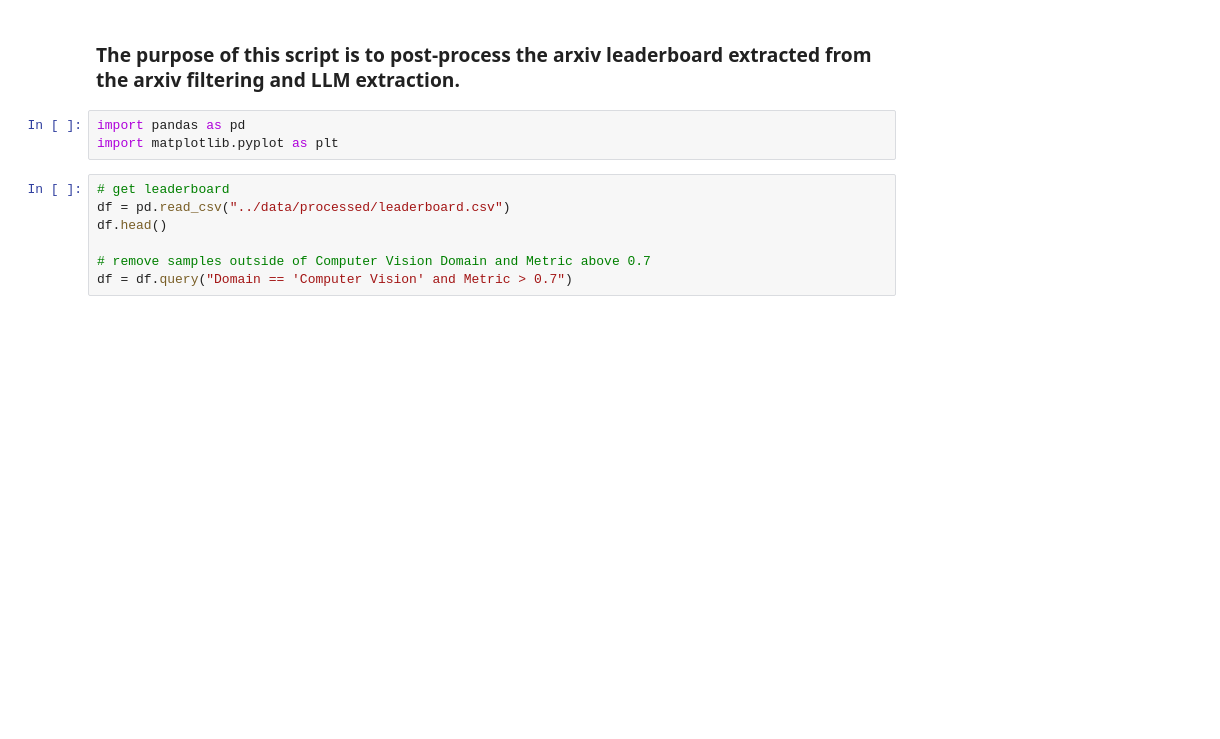
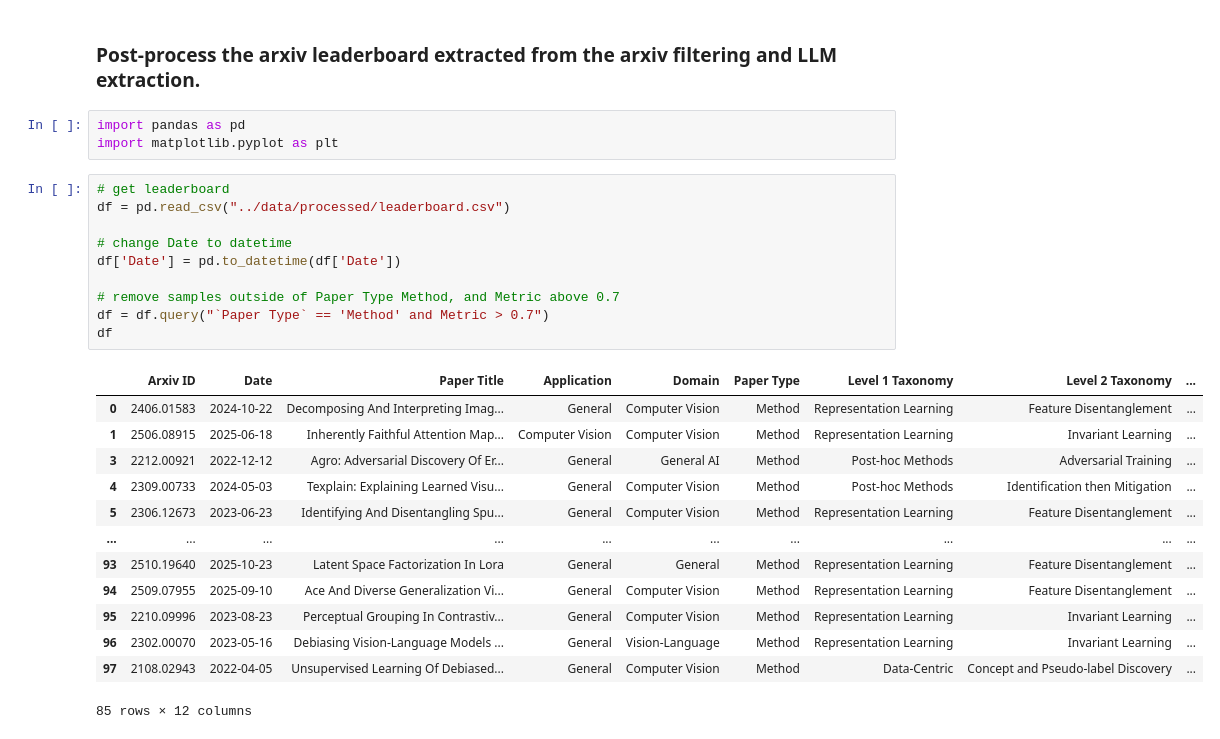
Before and after one commit to enghock1/arxiv-sota-agent, a Jupyter notebook: scripts/postprocess-spurious.ipynb, the cells around one changed output. Saved outputs shown, nothing was run; the diff lists cells and outputs as text; blank space fills up the shorter version.

```diff
--- a/scripts/postprocess-spurious.ipynb
+++ b/scripts/postprocess-spurious.ipynb
@@ -1,12 +1,29 @@
 # %% [markdown]
-### The purpose of this script is to post-process the arxiv leaderboard extracted from the arxiv filtering and LLM extraction.
+### Post-process the arxiv leaderboard extracted from the arxiv filtering and LLM extraction.
 # %%
 import pandas as pd
 import matplotlib.pyplot as plt
 # %%
 # get leaderboard
 df = pd.read_csv("../data/processed/leaderboard.csv")
-df.head()
 
-# remove samples outside of Computer Vision Domain and Metric above 0.7
-df = df.query("Domain == 'Computer Vision' and Metric > 0.7")
+# change Date to datetime
+df['Date'] = pd.to_datetime(df['Date'])
+
+# remove samples outside of Paper Type Method, and Metric above 0.7
+df = df.query("`Paper Type` == 'Method' and Metric > 0.7")
+df
+# %% [output]
+|  | Arxiv ID | Date | Paper Title | Application | Domain | Paper Type | Level 1 Taxonomy | Level 2 Taxonomy | ... |
+| 0 | 2406.01583 | 2024-10-22 | Decomposing And Interpreting Imag... | General | Computer Vision | Method | Representation Learning | Feature Disentanglement | ... |
+| 1 | 2506.08915 | 2025-06-18 | Inherently Faithful Attention Map... | Computer Vision | Computer Vision | Method | Representation Learning | Invariant Learning | ... |
+| 3 | 2212.00921 | 2022-12-12 | Agro: Adversarial Discovery Of Er... | General | General AI | Method | Post-hoc Methods | Adversarial Training | ... |
+| 4 | 2309.00733 | 2024-05-03 | Texplain: Explaining Learned Visu... | General | Computer Vision | Method | Post-hoc Methods | Identification then Mitigation | ... |
+| 5 | 2306.12673 | 2023-06-23 | Identifying And Disentangling Spu... | General | Computer Vision | Method | Representation Learning | Feature Disentanglement | ... |
+| ... | ... | ... | ... | ... | ... | ... | ... | ... | ... |
+| 93 | 2510.19640 | 2025-10-23 | Latent Space Factorization In Lora | General | General | Method | Representation Learning | Feature Disentanglement | ... |
+| 94 | 2509.07955 | 2025-09-10 | Ace And Diverse Generalization Vi... | General | Computer Vision | Method | Representation Learning | Feature Disentanglement | ... |
+| 95 | 2210.09996 | 2023-08-23 | Perceptual Grouping In Contrastiv... | General | Computer Vision | Method | Representation Learning | Invariant Learning | ... |
+| 96 | 2302.00070 | 2023-05-16 | Debiasing Vision-Language Models ... | General | Vision-Language | Method | Representation Learning | Invariant Learning | ... |
+| 97 | 2108.02943 | 2022-04-05 | Unsupervised Learning Of Debiased... | General | Computer Vision | Method | Data-Centric | Concept and Pseudo-label Discovery | ... |
+85 rows × 12 columns
```
Also changed, not shown: parts of 9 cells of this notebook.
